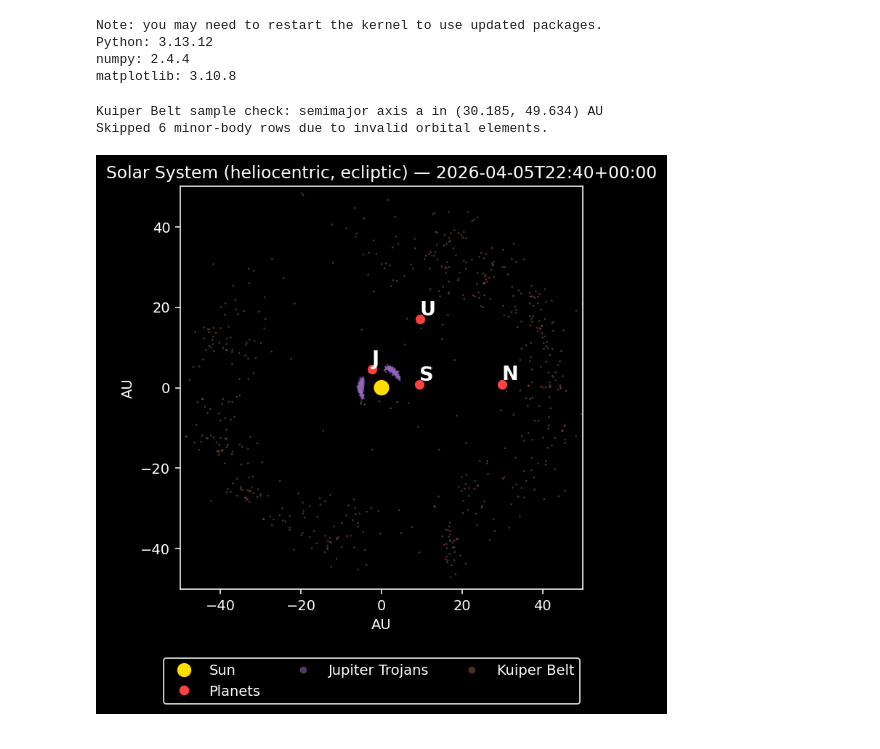
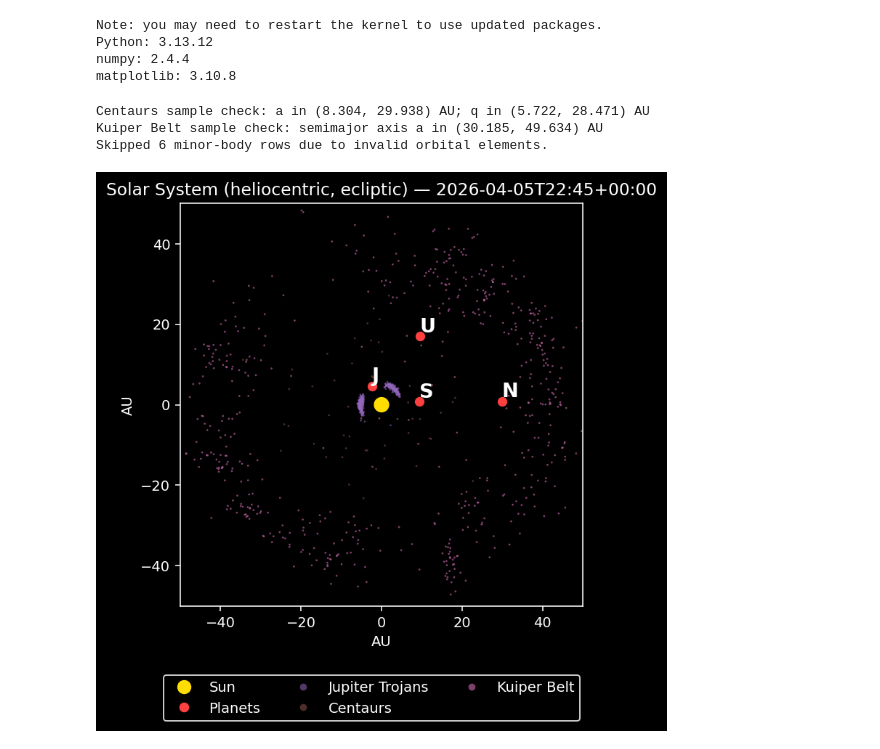
Before and after one commit to joaoferreira-dev/Astro-Ephemeris-Model, a Jupyter notebook: solar_system_viewer.ipynb, the cells around one changed output. Saved outputs shown, nothing was run; the diff lists cells and outputs as text; code cells hidden in the pictures.

Commit message:
Feat: Adding Centaurs

```diff
--- a/solar_system_viewer.ipynb
+++ b/solar_system_viewer.ipynb
@@ -41,10 +41,12 @@ _DEFAULTS = {
     "dwarf_planets_to_show": [],
     "show_main_belt": False,
     "show_jupiter_trojans": False,
+    "show_centaurs": False,
     "show_kuiper_belt": False,
     "minor_bodies_total_sample": 5000,
     "main_belt_max": 800,
     "trojans_max": 400,
+    "centaurs_max": 400,
     "kuiper_belt_max": 800,
     "minor_bodies_seed": 42,
     "minor_bodies_size": 2.0,
@@ -110,6 +112,7 @@ DWARF_PLANETS_TO_SHOW = [p for p in DWARF_PLANETS_TO_SHOW if not (p in _seen or
 
 SHOW_MAIN_BELT = bool(cfg.get("show_main_belt", _DEFAULTS["show_main_belt"]))
 SHOW_JUPITER_TROJANS = bool(cfg.get("show_jupiter_trojans", _DEFAULTS["show_jupiter_trojans"]))
+SHOW_CENTAURS = bool(cfg.get("show_centaurs", _DEFAULTS["show_centaurs"]))
 
 # Migration aliases (old keys): show_tno/tno_max
 if "show_kuiper_belt" not in raw and "show_tno" in raw:
@@ -122,6 +125,7 @@ SHOW_KUIPER_BELT = bool(cfg.get("show_kuiper_belt", cfg.get("show_tno", _DEFAULT
 MINOR_BODIES_TOTAL_SAMPLE = int(cfg.get("minor_bodies_total_sample", _DEFAULTS["minor_bodies_total_sample"]))
 MAIN_BELT_MAX = int(cfg.get("main_belt_max", _DEFAULTS["main_belt_max"]))
 TROJANS_MAX = int(cfg.get("trojans_max", _DEFAULTS["trojans_max"]))
+CENTAURS_MAX = int(cfg.get("centaurs_max", _DEFAULTS["centaurs_max"]))
 KUIPER_BELT_MAX = int(cfg.get("kuiper_belt_max", cfg.get("tno_max", _DEFAULTS["kuiper_belt_max"])))
 MINOR_BODIES_SEED = int(cfg.get("minor_bodies_seed", _DEFAULTS["minor_bodies_seed"]))
 
@@ -137,6 +141,7 @@ for key, value in [
     ("minor_bodies_total_sample", MINOR_BODIES_TOTAL_SAMPLE),
     ("main_belt_max", MAIN_BELT_MAX),
     ("trojans_max", TROJANS_MAX),
+    ("centaurs_max", CENTAURS_MAX),
     ("kuiper_belt_max", KUIPER_BELT_MAX),
     ("minor_bodies_seed", MINOR_BODIES_SEED),
 ]:
@@ -634,7 +639,13 @@ positions = get_positions_au(t, PLANETS_TO_SHOW)
 orbits_au = get_dynamic_circular_orbits_au(positions) if SHOW_CIRCULAR_ORBITS else None
 
 # Minor bodies (optional)
-minor_enabled = bool(DWARF_PLANETS_TO_SHOW) or SHOW_MAIN_BELT or SHOW_JUPITER_TROJANS or SHOW_KUIPER_BELT
+minor_enabled = (
+    bool(DWARF_PLANETS_TO_SHOW)
+    or SHOW_MAIN_BELT
+    or SHOW_JUPITER_TROJANS
+    or SHOW_CENTAURS
+    or SHOW_KUIPER_BELT
+ )
 minor_df = None
 dwarf_positions = None
 minor_clouds = None
@@ -679,38 +690,70 @@ if minor_enabled:
             minor_df, a_min=4.8, a_max=5.4, n_max=TROJANS_MAX, seed=MINOR_BODIES_SEED + 2
         )
         clouds["Jupiter Trojans"] = positions_for_minor_df(t, df_tr)
+    if SHOW_CENTAURS:
+        if "semimajor_axis_au" in minor_df.columns and "eccentricity" in minor_df.columns:
+            a = minor_df.semimajor_axis_au
+            e = minor_df.eccentricity
+            q = a * (1.0 - e)
+            subset = minor_df[a.notnull() & e.notnull()]
+            a2 = subset.semimajor_axis_au
+            e2 = subset.eccentricity
+            q2 = a2 * (1.0 - e2)
+            mask = (a2 > 5.5) & (a2 < 30.0) & (q2 > 5.5) & (q2 < 30.0)
+            subset = subset[mask]
+            if not subset.empty and CENTAURS_MAX > 0:
+                n = min(int(CENTAURS_MAX), len(subset))
+                df_cent = subset.sample(n=n, random_state=int(MINOR_BODIES_SEED + 3))
+            else:
+                df_cent = subset.iloc[0:0]
+        else:
+            df_cent = minor_df.iloc[0:0]
+
+        if not df_cent.empty and "semimajor_axis_au" in df_cent.columns and "eccentricity" in df_cent.columns:
+            a_min_actual = float(df_cent.semimajor_axis_au.min())
+            a_max_actual = float(df_cent.semimajor_axis_au.max())
+            q_cent = df_cent.semimajor_axis_au * (1.0 - df_cent.eccentricity)
+            q_min_actual = float(q_cent.min())
+            q_max_actual = float(q_cent.max())
+            print(
+                "Centaurs sample check: "
+                f"a in ({a_min_actual:.3f}, {a_max_actual:.3f}) AU; "
+                f"q in ({q_min_actual:.3f}, {q_max_actual:.3f}) AU"
+            )
+        clouds["Centaurs"] = positions_for_minor_df(t, df_cent)
     if SHOW_KUIPER_BELT:
         df_kb = sample_minor_group(
             minor_df,
             a_min=30.0,
             a_max=50.0,
             n_max=KUIPER_BELT_MAX,
-            seed=MINOR_BODIES_SEED + 3,
+            seed=MINOR_BODIES_SEED + 4,
             strict=True,
         )
         if not df_kb.empty and "semimajor_axis_au" in df_kb.columns:
             a_min_actual = float(df_kb.semimajor_axis_au.min())
             a_max_actual = float(df_kb.semimajor_axis_au.max())
             print(f"Kuiper Belt sample check: semimajor axis a in ({a_min_actual:.3f}, {a_max_actual:.3f}) AU")
         clouds["Kuiper Belt"] = positions_for_minor_df(t, df_kb)
     minor_clouds = clouds if clouds else None
 
 # Labels only for major planets + (optional) dwarfs
 label_names = list(PLANETS_TO_SHOW) + (list(dwarf_positions.keys()) if dwarf_positions else [])
 labels = make_labels(label_names)
 
 plot_solar(
     dt_utc,
     positions,
     labels,
     LIM_AU,
     circular_orbits_au=orbits_au,
     dwarf_positions=dwarf_positions,
     minor_clouds=minor_clouds,
     minor_alpha=MINOR_BODIES_ALPHA,
     minor_size=MINOR_BODIES_SIZE,
  )
 # %% [output]
+Centaurs sample check: a in (8.304, 29.938) AU; q in (5.722, 28.471) AU
 Kuiper Belt sample check: semimajor axis a in (30.185, 49.634) AU
 Skipped 6 minor-body rows due to invalid orbital elements.
-[figure, old version]
+[figure, new version]
```
Also changed, not shown: 2 other files.
